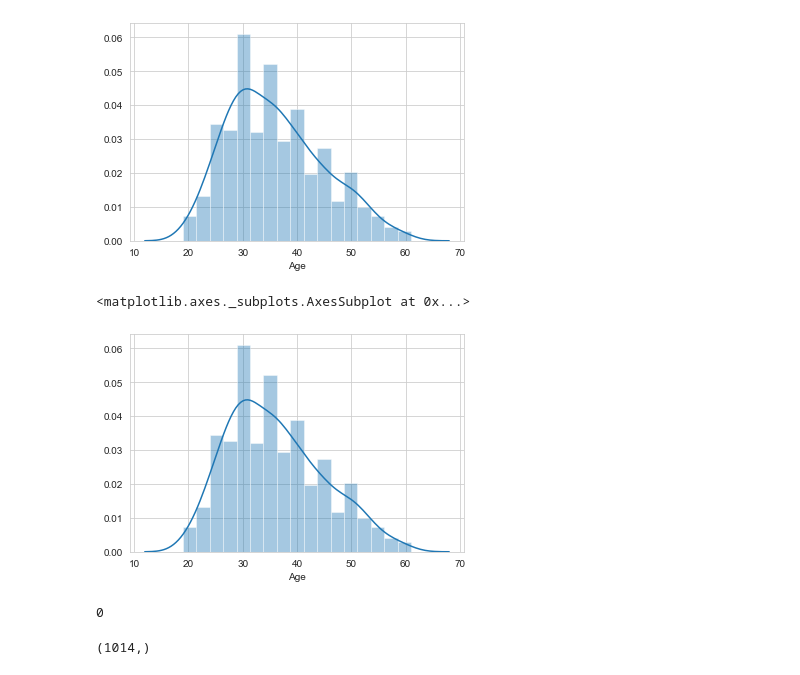
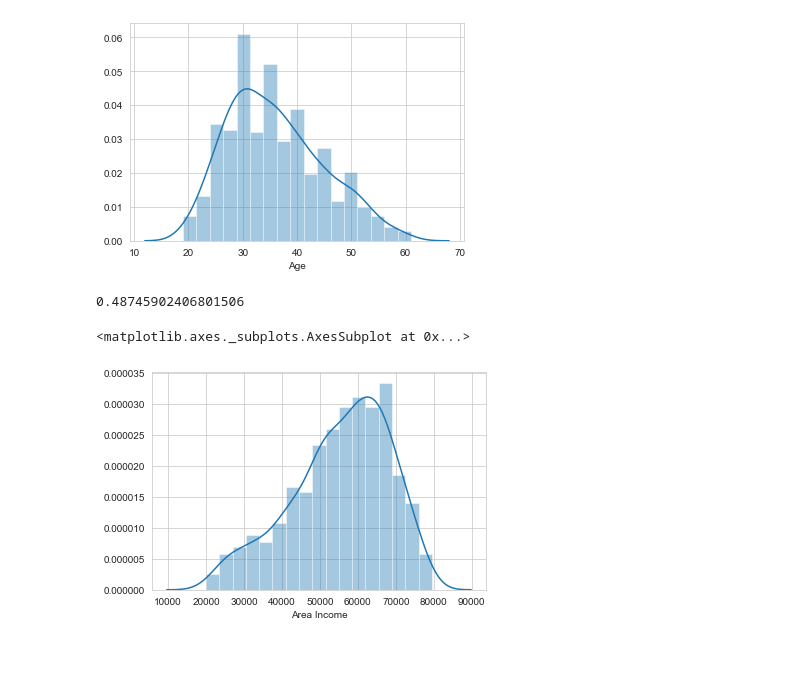
Before and after one commit to rui-ren/Data-Science-Notes, a Jupyter notebook: data_challenges/Advertising_Click_estimation/Advertising_Rui.ipynb, the cells around one changed output. Saved outputs shown, nothing was run; the diff lists cells and outputs as text; code cells hidden in the pictures.

```diff
--- a/data_challenges/Advertising_Click_estimation/Advertising_Rui.ipynb
+++ b/data_challenges/Advertising_Click_estimation/Advertising_Rui.ipynb
@@ -250,6 +250,14 @@ def iqr_outlier_rm(df_input):
     IQR = uq - lq
     lower = lq - 1.5 * IQR
     upper = uq + 1.5 * IQR
-    return df_input[(df_input >= lower)&(df_input <= upper)]
+
+    # be aware that the slice numpy or pandas using bool --> df[[True, True, False]]
+    # inside is a lit
+    # we need to transfer the time series data into list
+
+    # This is not slice according to index
+
+    # slice according to the element --> be aware of that delete the NAN value
+    return df_input[(df_input >= lower) & (df_input <= upper)].dropna()
 # %%
 # remove outlier in the dataframe
@@ -278,16 +308,12 @@ sns.distplot(df_outlier_rm['Age'])
 # %% [output]
 <matplotlib.axes._subplots.AxesSubplot at 0x...>
 [figure]
+# %%
+df_outlier_rm['Age'].skew()
+# %% [output]
+0.48745902406801506
 # %%
-sns.distplot(df_outlier_rm['Age'])
+sns.distplot(df_outlier_rm['Area Income'])
 # %% [output]
 <matplotlib.axes._subplots.AxesSubplot at 0x...>
-[figure, old version]
+[figure, new version]
-# %%
-df_outlier_rm['Age'].isnull().sum()
-# %% [output]
-0
-# %%
-df_outlier_rm['Area Income'].shape
-# %% [output]
-(1014,)
```
Also changed, not shown: parts of 65 cells of this notebook, 1 other file.
